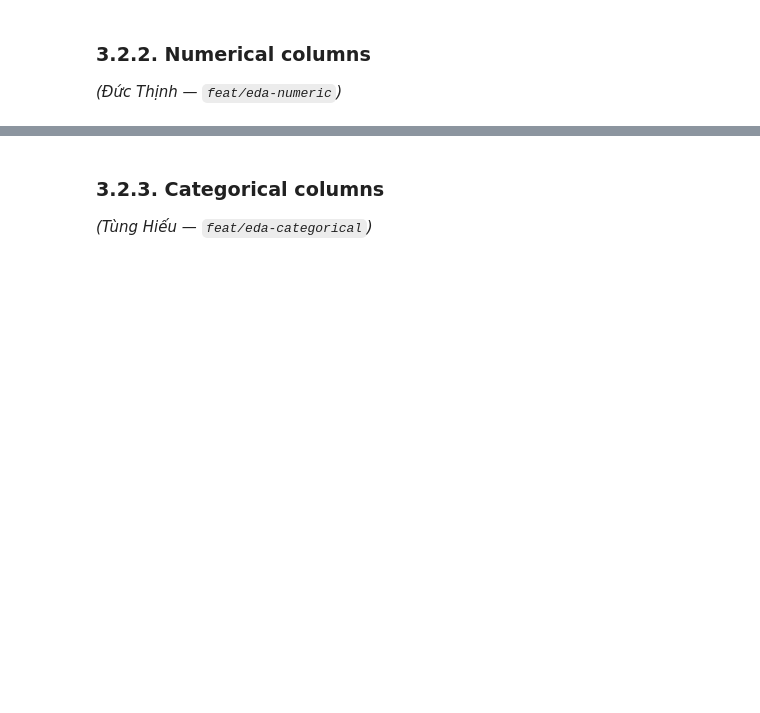
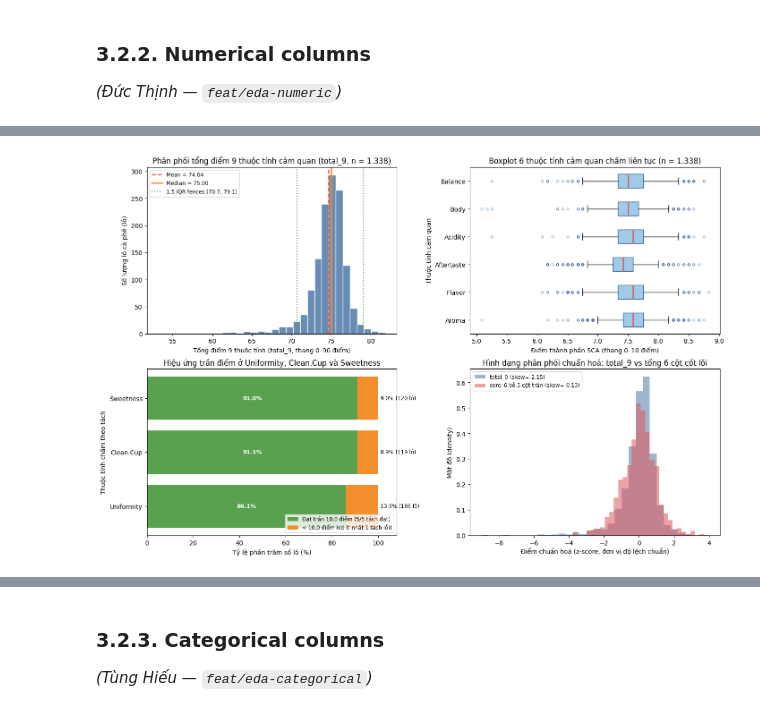
Before and after one commit to dnhoang-2006/coffee-quality, a Jupyter notebook: notebooks/01_collection_exploration.ipynb, the cells around one changed output, grey strips where cells are left out. Saved outputs shown, nothing was run; the diff lists cells and outputs as text; code cells hidden in the pictures; blank space fills up the shorter version.

```diff
--- a/notebooks/01_collection_exploration.ipynb
+++ b/notebooks/01_collection_exploration.ipynb
@@ -686,0 +905,14 @@ files_summary
+# %%
+PHYS_COLS = ["Moisture", "Quakers", "Category.One.Defects", "Category.Two.Defects"]
+df_num_raw = add_total_score(df)
+NUM_ANALYZE_COLS = [*SCORE_COLS, "total_9", *PHYS_COLS]
+
+# Kiểm tra các dòng có bất kỳ cột cảm quan nào bằng 0
+zero_sensory_mask = df_num_raw[SCORE_COLS].eq(0).any(axis=1)
+print(f"Số lô có ít nhất 1 thuộc tính cảm quan bằng 0: {int(zero_sensory_mask.sum())} lô")
+display(
+    df_num_raw.loc[
+        zero_sensory_mask,
+        ["REC_ID", "Species", "Country.of.Origin", "Harvest.Year", *SCORE_COLS, "total_9", "Moisture", "Category.Two.Defects"]
+    ]
+)
@@ -686,0 +1057,67 @@ files_summary
+# %%
+fig, axes = plt.subplots(2, 2, figsize=(14, 9), layout="constrained")
+
+# 1. Histogram của total_9 kèm mean, median và ngưỡng 1.5 IQR
+ax = axes[0, 0]
+s_tot = df_num_valid["total_9"]
+q1_t, q3_t = s_tot.quantile([0.25, 0.75])
+iqr_t = q3_t - q1_t
+ax.hist(s_tot, bins=32, color="#4E79A7", edgecolor="white", alpha=0.85)
+ax.axvline(s_tot.mean(), color="#E15759", linestyle="--", linewidth=1.8, label=f"Mean = {s_tot.mean():.2f}")
+ax.axvline(s_tot.median(), color="#F28E2B", linestyle="-", linewidth=2.0, label=f"Median = {s_tot.median():.2f}")
+ax.axvline(q1_t - 1.5 * iqr_t, color="#59A14F", linestyle=":", linewidth=1.6, label=f"1.5 IQR fences ({q1_t - 1.5*iqr_t:.1f}, {q3_t + 1.5*iqr_t:.1f})")
+ax.axvline(q3_t + 1.5 * iqr_t, color="#59A14F", linestyle=":", linewidth=1.6)
+ax.set_title("Phân phối tổng điểm 9 thuộc tính cảm quan (total_9, n = 1.338)")
+ax.set_xlabel("Tổng điểm 9 thuộc tính (total_9, thang 0–90 điểm)")
+ax.set_ylabel("Số lượng lô cà phê (lô)")
+ax.legend(fontsize=8.5)
+
+# 2. Boxplot của 6 thuộc tính cảm quan liên tục
+ax = axes[0, 1]
+core6_cols = ["Aroma", "Flavor", "Aftertaste", "Acidity", "Body", "Balance"]
+bp = ax.boxplot(
+    [df_num_valid[c].dropna() for c in core6_cols],
+    labels=core6_cols,
+    vert=False,
+    patch_artist=True,
+    boxprops=dict(facecolor="#A0CBE8", edgecolor="#2B5C8F"),
+    medianprops=dict(color="#E15759", linewidth=2),
+    flierprops=dict(marker="o", markersize=3.5, alpha=0.45, markeredgecolor="#2B5C8F"),
+)
+ax.set_title("Boxplot 6 thuộc tính cảm quan chấm liên tục (n = 1.338)")
+ax.set_xlabel("Điểm thành phần SCA (thang 0–10 điểm)")
+ax.set_ylabel("Thuộc tính cảm quan")
+
+# 3. Tỷ lệ đạt trần điểm 10.0 vs < 10.0 của 3 thuộc tính chấm theo tách
+ax = axes[1, 0]
+ceiling_cols = ["Uniformity", "Clean.Cup", "Sweetness"]
+pct_10 = [(df_num_valid[c] == 10.0).mean() * 100 for c in ceiling_cols]
+pct_lt10 = [(df_num_valid[c] < 10.0).mean() * 100 for c in ceiling_cols]
+y_pos = np.arange(len(ceiling_cols))
+b1 = ax.barh(y_pos, pct_10, color="#59A14F", label="Đạt trần 10,0 điểm (5/5 tách đạt)")
+b2 = ax.barh(y_pos, pct_lt10, left=pct_10, color="#F28E2B", label="< 10,0 điểm (có ít nhất 1 tách lỗi)")
+ax.set_yticks(y_pos, ceiling_cols)
+ax.set_xlim(0, 108)
+ax.set_xlabel("Tỷ lệ phần trăm số lô (%)")
+ax.set_ylabel("Thuộc tính chấm theo tách")
+ax.set_title("Hiệu ứng trần điểm ở Uniformity, Clean.Cup và Sweetness")
+for idx, (p10, plt10) in enumerate(zip(pct_10, pct_lt10)):
+    ax.text(p10 / 2, idx, f"{p10:.1f}%", va="center", ha="center", color="white", fontweight="bold", fontsize=9)
+    ax.text(p10 + plt10 + 1, idx, f"{plt10:.1f}% ({int(round(plt10*len(df_num_valid)/100))} lô)", va="center", fontsize=8.5)
+ax.legend(loc="lower right", fontsize=8.5)
+
+# 4. So sánh phân phối tổng 6 cột cốt lõi (core_6) vs tổng 9 cột (total_9) chuẩn hoá z-score
+ax = axes[1, 1]
+core_6_sum = df_num_valid[core6_cols].sum(axis=1)
+z_tot9 = (s_tot - s_tot.mean()) / s_tot.std()
+z_core6 = (core_6_sum - core_6_sum.mean()) / core_6_sum.std()
+ax.hist(z_tot9, bins=30, alpha=0.55, color="#4E79A7", label=f"total_9 (skew={s_tot.skew():.2f})", density=True)
+ax.hist(z_core6, bins=30, alpha=0.55, color="#E15759", label=f"core_6 bỏ 3 cột trần (skew={core_6_sum.skew():.2f})", density=True)
+ax.set_title("Hình dạng phân phối chuẩn hoá: total_9 vs tổng 6 cột cốt lõi")
+ax.set_xlabel("Điểm chuẩn hoá (z-score, đơn vị độ lệch chuẩn)")
+ax.set_ylabel("Mật độ (density)")
+ax.legend(fontsize=8.5)
+
+plt.show()
+# %% [output]
+[figure, added]
```
Also changed, not shown: parts of 34 cells of this notebook.
